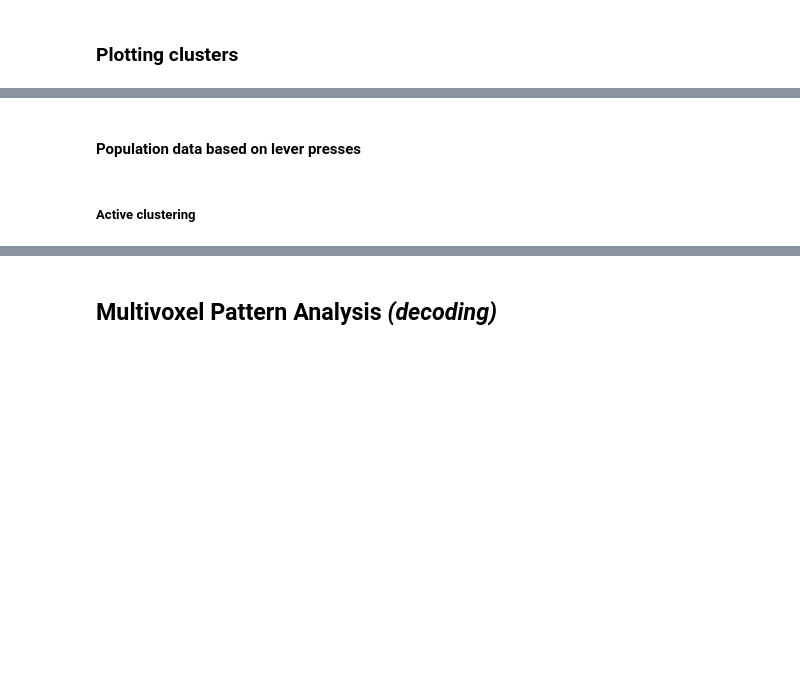
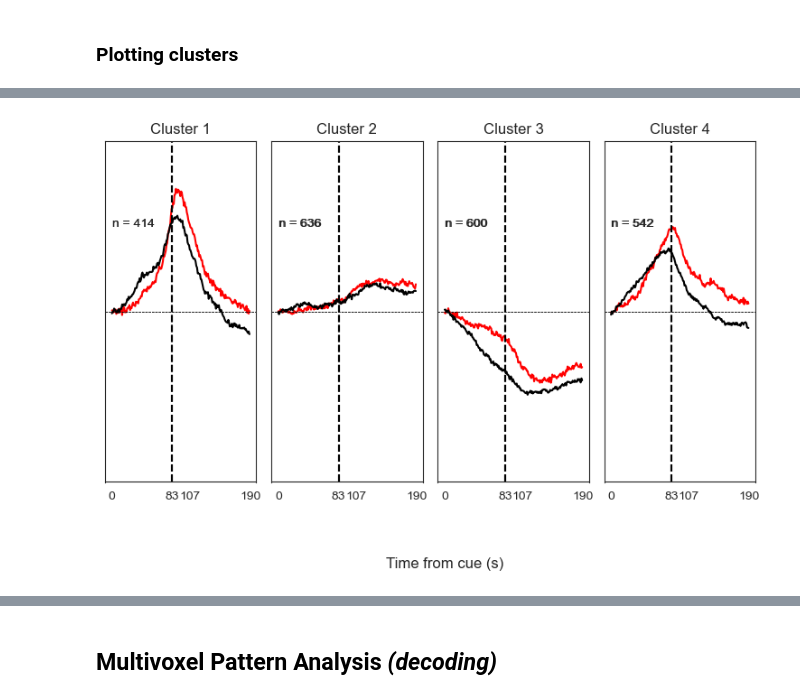
Before and after one commit to datasiansalsa/PFC_Self-Admin_Analysis, a Jupyter notebook: cue-analysis/reinstatement/RST_cue_analysis_JJB.ipynb, the cells around one changed output, grey strips where cells are left out. Cells and saved outputs as stored; diff of their text form; code cells hidden in the pictures; blank space fills up the shorter version.

```diff
--- a/cue-analysis/reinstatement/RST_cue_analysis_JJB.ipynb
+++ b/cue-analysis/reinstatement/RST_cue_analysis_JJB.ipynb
@@ -1261,56 +1018,54 @@ fig.savefig(os.path.join(results, 'PFC_HEROIN_SA_Acquisition_inactive-all_clster
 # %%
 #cluster line plots
 
-fig, axs = plt.subplots(len(sessions), len(uniquelabels),
+fig, axs = plt.subplots(1, len(uniquelabels),
                         figsize=(2*len(uniquelabels),3*len(sessions)))
 
 numneuronsincluster = np.nan*np.ones((len(uniquelabels),))
 
-colors_for_key = ['red','blue','purple','green']
+colors_for_key = ['red','k']
 
 for cluster, cluster in enumerate(uniquelabels):
     for s, session in enumerate(sessions):
-        if session == 'early':
-            temp = early_populationdata[np.where(early_newlabels==cluster)[0],:]
+        if session == 'cue':
+            temp = early_cue[np.where(early_newlabels==cluster)[0],:]
             temp = temp[np.where(np.isfinite(temp[:,0]))[0],:] #FIXME
-        elif session == 'middle':
-            temp = middle_populationdata[np.where(middle_newlabels==cluster)[0],:]
+            c = 'red'
+        elif session == 'no_cue':
+            temp = early_no_cue[np.where(early_newlabels==cluster)[0],:]
             temp = temp[np.where(np.isfinite(temp[:,0]))[0],:] #FIXME
-        elif session == 'late':
-            temp = late_populationdata[np.where(late_newlabels==cluster)[0],:]
-            temp = temp[np.where(np.isfinite(temp[:,0]))[0],:] #FIXME
-        elif session == 'all':
-            temp = all_populationdata[np.where(all_newlabels==cluster)[0],:]
-            temp = temp[np.where(np.isfinite(temp[:,0]))[0],:] #FIXME
+            c = 'k'
         numneuronsincluster[cluster] = temp.shape[0]
         temp = np.mean(temp, axis = 0)
-        sns.lineplot(data = temp, dashes = False, color = colors_for_key[s],
-                    ax=axs[s, cluster])
+        sns.lineplot(data = temp, dashes = False, color = c,
+                    ax=axs[cluster])
 
-        axs[s, cluster].grid(False)
+        axs[cluster].grid(False)
         if s==len(sessions)-1:
-            axs[s, cluster].set_xticks([0, pre_window_size, infusionframe, window_size])
+            axs[cluster].set_xticks([0, pre_window_size, infusionframe, window_size])
         else:
-            axs[s, cluster].set_xticks([])
-        axs[s, cluster].tick_params(width=0.5)
-        axs[s, cluster].set_yticks([])
-        axs[s, cluster].set(ylim=(-.2, .2))
-        axs[s, cluster].text(x = s, y = .1, s = 'n = %d'%(numneuronsincluster[cluster]))
+            axs[cluster].set_xticks([])
+        axs[cluster].tick_params(width=0.5)
+        axs[cluster].set_yticks([])
+        axs[cluster].set(ylim=(-.2, .2))
+        axs[cluster].text(x = s, y = .1, s = 'n = %d'%(numneuronsincluster[cluster]))
 
-        axs[s, cluster].axvline(pre_window_size, linestyle='--', color='k', linewidth=1.5)
-        axs[s, cluster].axhline(0, linestyle='--', color='k', linewidth=0.5)
-        if cluster==0:
-            axs[s, 0].set_ylabel(session)
-    axs[0, cluster].set_title('Cluster %d'%(cluster+1))
+        axs[cluster].axvline(pre_window_size, linestyle='--', color='k', linewidth=1.5)
+        axs[cluster].axhline(0, linestyle='--', color='k', linewidth=0.5)
+        # if cluster==0:
+        #     axs[0].set_ylabel(session)
+    axs[cluster].set_title('Cluster %d'%(cluster+1))
 
 fig.text(0.5, 0.05, 'Time from cue (s)', fontsize=12,horizontalalignment='center', verticalalignment='center', rotation='horizontal')
 fig.tight_layout()
 
 fig.subplots_adjust(wspace=0.1, hspace=0.1)
 fig.subplots_adjust(left=0.03)
 fig.subplots_adjust(right=0.93)
 fig.subplots_adjust(bottom=0.2)
 fig.subplots_adjust(top=0.83)
+# %% [output]
+[figure, added]
 # %%
 #save fig
 #fig.savefig(os.path.join(results, 'PFC_HEROIN_SA_Acquisition_active-all_clusters_polylines.PDF'), format='PDF')
@@ -1318,7 +1073,3 @@ fig.subplots_adjust(top=0.83)
 
 fig.savefig(os.path.join(results, 'PFC_HEROIN_SA_Acquisition_inactive-all_clusters_polylines.PDF'), format='PDF')
 fig.savefig(os.path.join(results, 'PFC_HEROIN_SA_Acquisition_inactive-all_clusters_polylines.PNG'), format='PNG')
-# %% [markdown]
-#### Population data based on lever presses
-# %% [markdown]
-##### Active clustering
```
Also changed, not shown: parts of 22 cells of this notebook, 1 other file.
